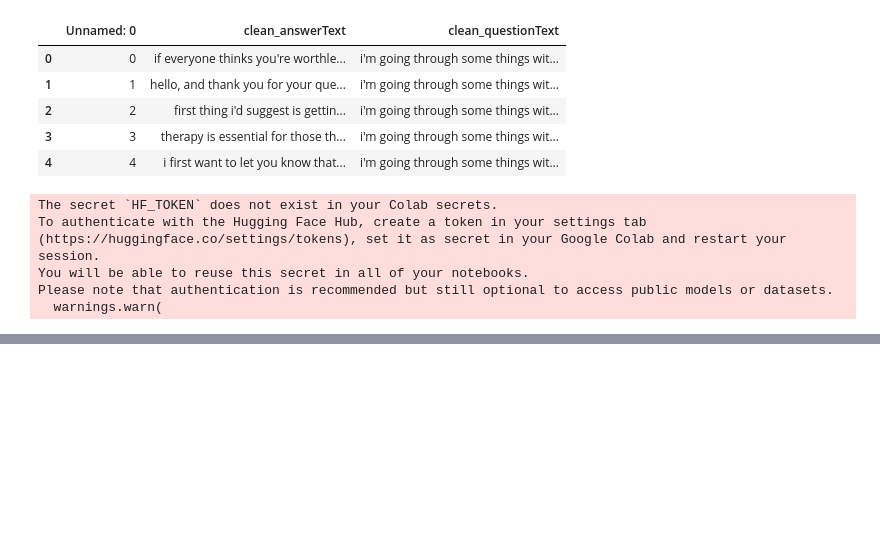
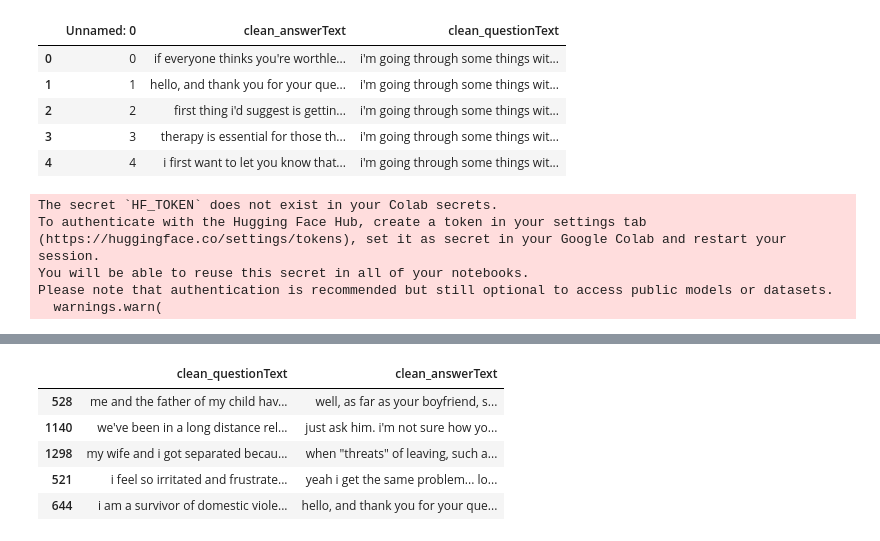
Before and after one commit to Bhadra-Indranil/LLM-for-Mental-Health, a Jupyter notebook: GPT2_QA_Mental_Health_UL.ipynb, the cells around one changed output, grey strips where cells are left out. Saved outputs shown, nothing was run; the diff lists cells and outputs as text; code cells hidden in the pictures; blank space fills up the shorter version.

```diff
--- a/GPT2_QA_Mental_Health_UL.ipynb
+++ b/GPT2_QA_Mental_Health_UL.ipynb
@@ -194,0 +210,10 @@ Question: I occasionally experience panic attacks that leave me feeling out of c
+# %%
+test_df = test_df.drop(columns=['clean_questionTitle'])
+test_df.head()
+# %% [output]
+|  | clean_questionText | clean_answerText |
+| 528 | me and the father of my child hav... | well, as far as your boyfriend, s... |
+| 1140 | we've been in a long distance rel... | just ask him. i'm not sure how yo... |
+| 1298 | my wife and i got separated becau... | when "threats" of leaving, such a... |
+| 521 | i feel so irritated and frustrate... | yeah i get the same problem... lo... |
+| 644 | i am a survivor of domestic viole... | hello, and thank you for your que... |
```
Also changed, not shown: parts of 17 cells of this notebook.
